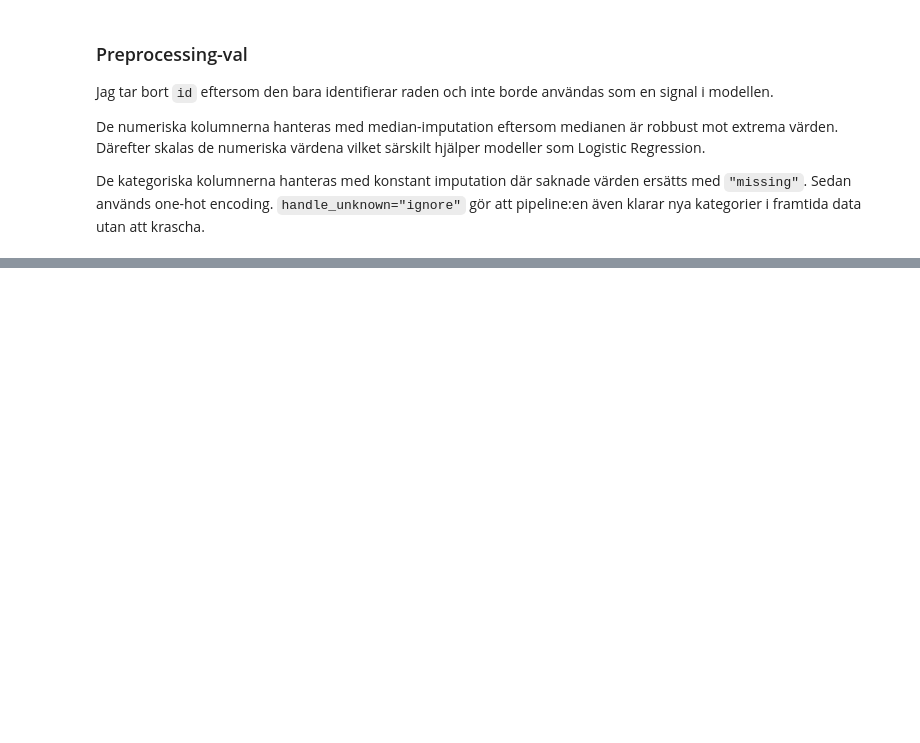
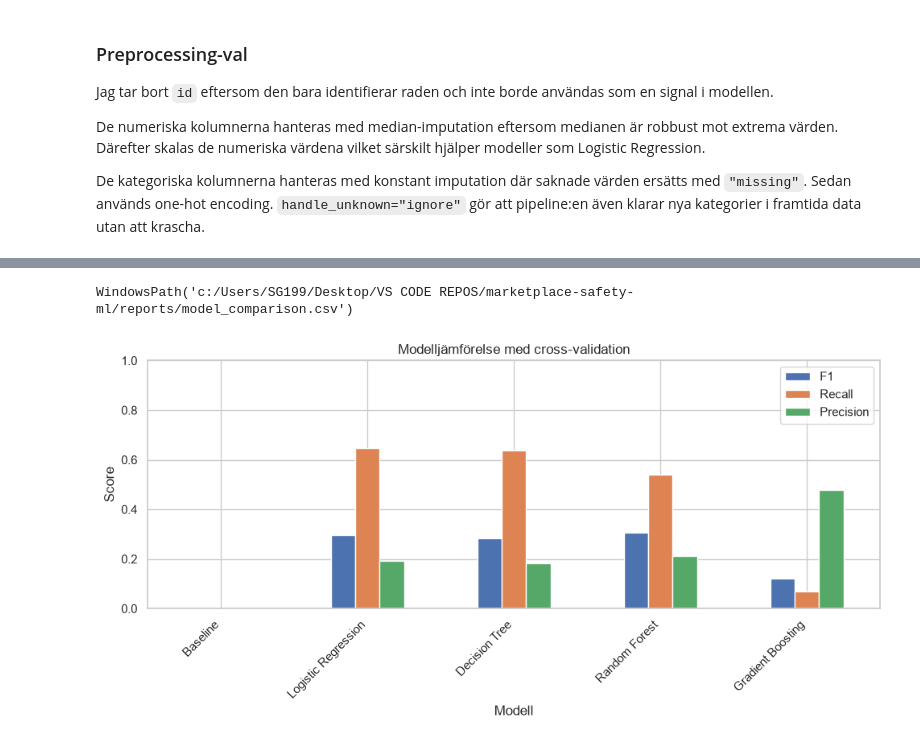
Before and after one commit to SoroushGReza/marketplace-safety-ml, a Jupyter notebook: notebooks/report.ipynb, the cells around one changed output, grey strips where cells are left out. Cells and saved outputs as stored; diff of their text form; code cells hidden in the pictures; blank space fills up the shorter version.

Commit message:
Compare baseline and machine learning models

```diff
--- a/notebooks/report.ipynb
+++ b/notebooks/report.ipynb
@@ -368,0 +417,15 @@ De kategoriska kolumnerna hanteras med konstant imputation där saknade värden
+# %%
+cv = StratifiedKFold(
+    n_splits=5,
+    shuffle=True,
+    random_state=RANDOM_STATE
+)
+
+scoring = {
+    "accuracy": "accuracy",
+    "precision": "precision",
+    "recall": "recall",
+    "f1": "f1",
+    "roc_auc": "roc_auc",
+    "pr_auc": "average_precision"
+}
@@ -368,0 +474,24 @@ De kategoriska kolumnerna hanteras med konstant imputation där saknade värden
+# %%
+model_comparison_path = PROJECT_ROOT / "reports" / "model_comparison.csv"
+
+model_comparison.to_csv(model_comparison_path, index=False)
+
+model_comparison_path
+# %% [output]
+WindowsPath('c:/Users/SG199/Desktop/VS CODE REPOS/marketplace-safety-ml/reports/model_comparison.csv')
+# %%
+comparison_plot_data = model_comparison.set_index("Modell")[["F1", "Recall", "Precision"]]
+
+ax = comparison_plot_data.plot(kind="bar", figsize=(10, 5))
+
+plt.title("Modelljämförelse med cross-validation")
+plt.xlabel("Modell")
+plt.ylabel("Score")
+plt.xticks(rotation=45, ha="right")
+plt.ylim(0, 1)
+
+plt.tight_layout()
+plt.savefig(FIGURES_DIR / "model_comparison.png", dpi=150)
+plt.show()
+# %% [output]
+[figure, added]
```
Also changed, not shown: parts of 4 cells of this notebook, 2 other files.
